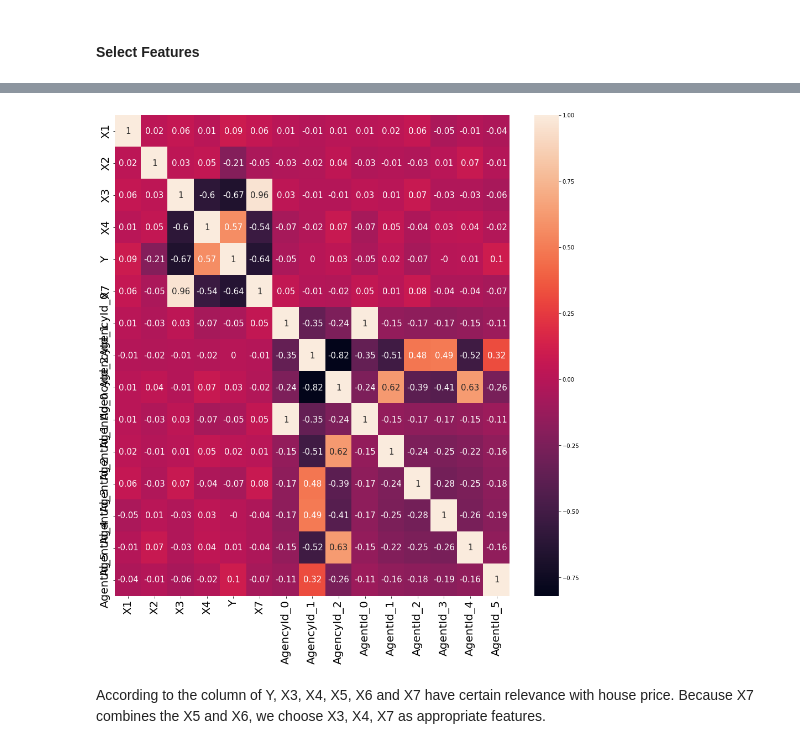
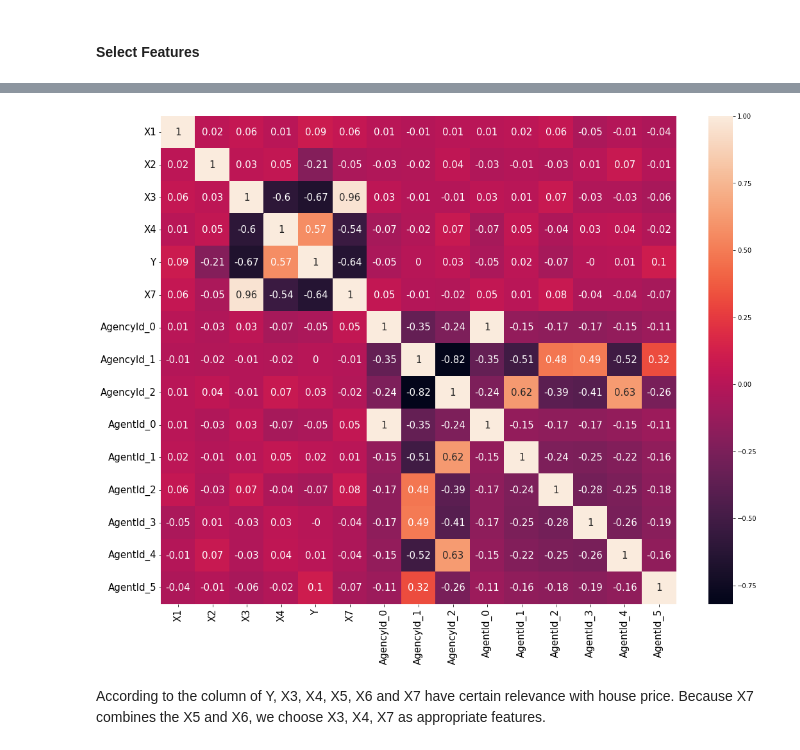
Before and after one commit to For-Chance/CourseOfConstructionInformation, a Jupyter notebook: FinalTask/solution.ipynb, the cells around one changed output, grey strips where cells are left out. Saved outputs shown, nothing was run; the diff lists cells and outputs as text; code cells hidden in the pictures.

```diff
--- a/FinalTask/solution.ipynb
+++ b/FinalTask/solution.ipynb
@@ -219,12 +219,12 @@ df.head()
 # %%
 # Correlation Matrix
 import seaborn as sns
-plt.subplots(figsize=(16, 16))
+plt.subplots(figsize=(18, 14))
 sns.heatmap(df.corr().round(2),annot=True,annot_kws={"fontsize":15})
-plt.xticks(fontsize=20)
-plt.yticks(fontsize=20);
+plt.xticks(fontsize=15)
+plt.yticks(fontsize=15);
 # %% [output]
-[figure, old version]
+[figure, new version]
 # %% [markdown]
 According to the column of Y, X3, X4, X5, X6 and X7 have certain relevance with house price. Because X7 combines the X5 and X6, we choose X3, X4, X7 as appropriate features.
 # %%
```
Also changed, not shown: parts of 1 cell of this notebook.
